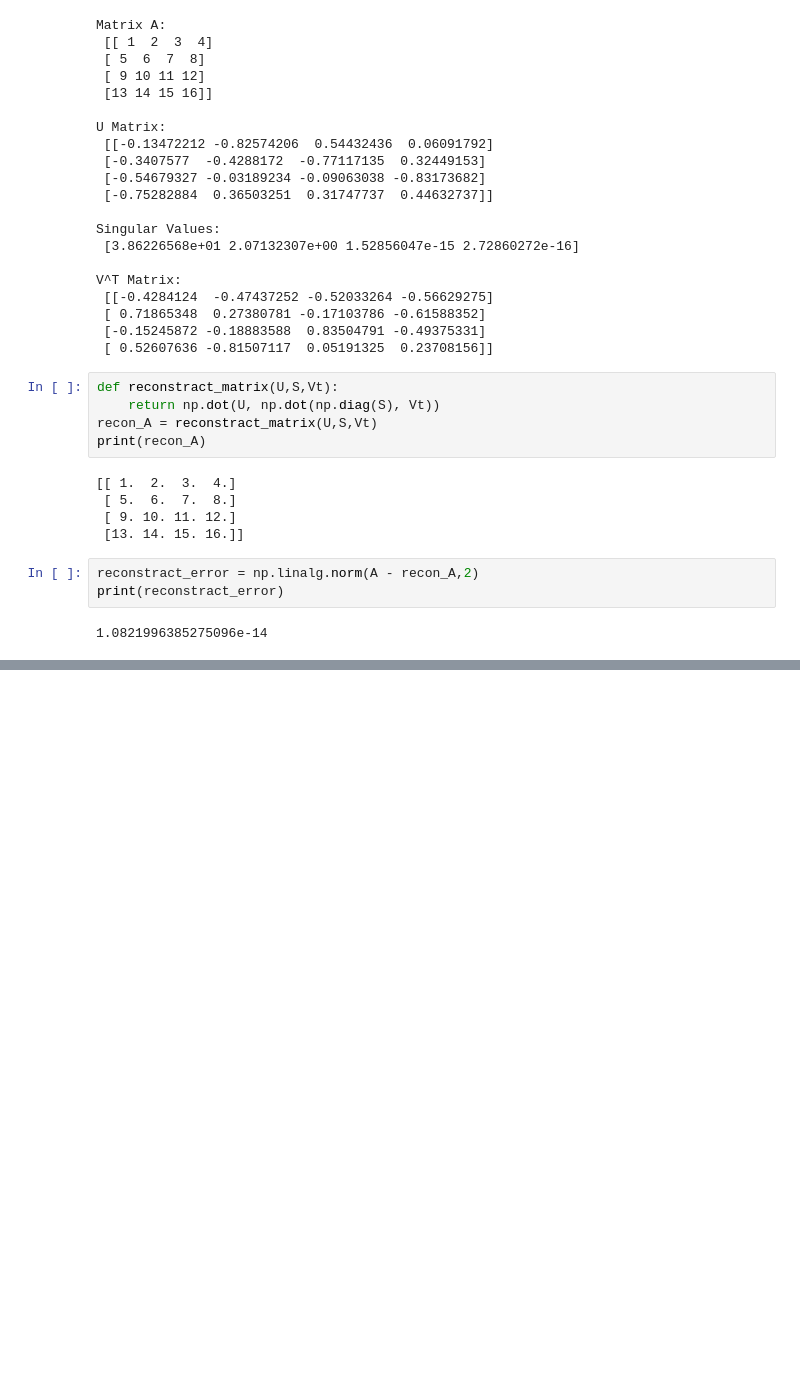
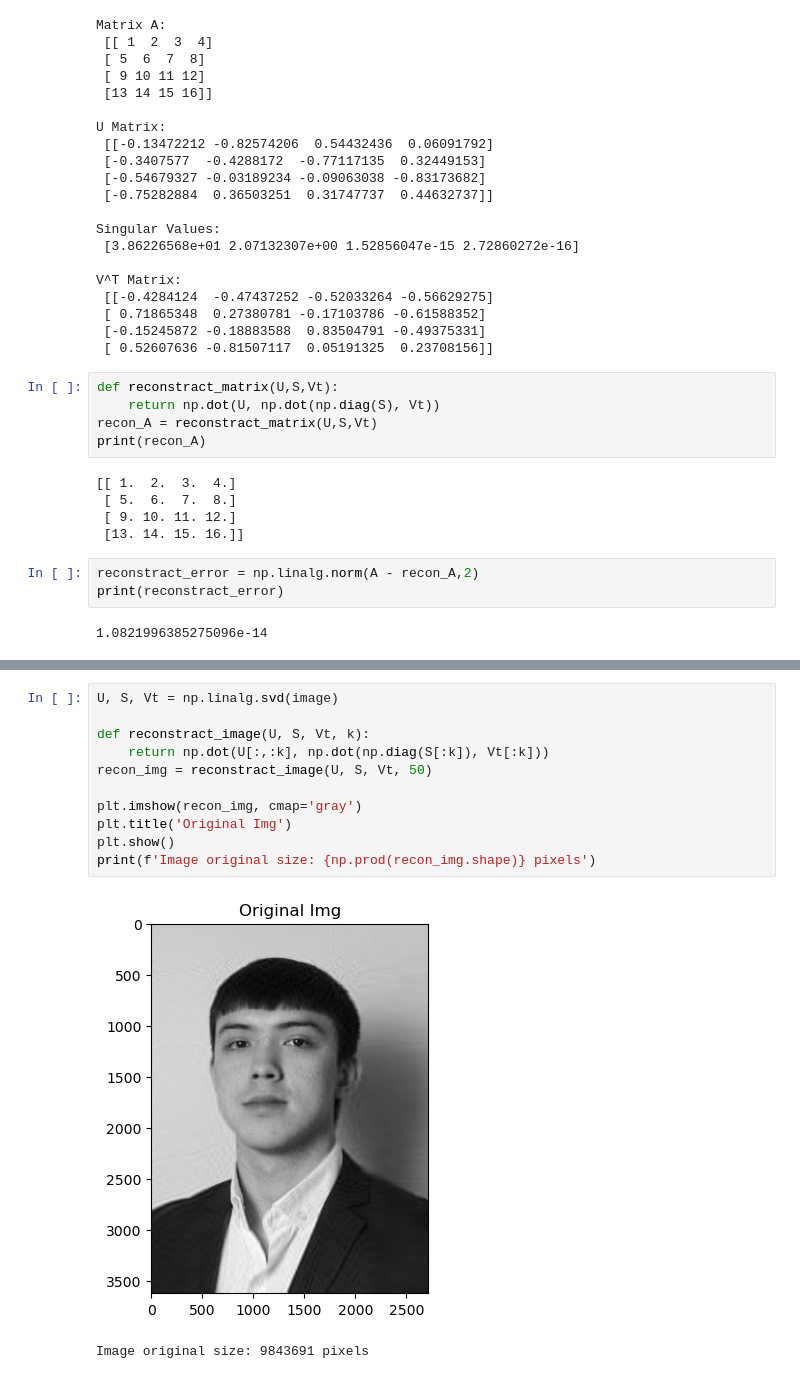
Before and after one commit to dadaxonEnigma/Inno-ML, a Jupyter notebook: HDDA/practise/Svd.ipynb, the cells around one changed output, grey strips where cells are left out. Saved outputs shown, nothing was run; the diff lists cells and outputs as text; blank space fills up the shorter version.

```diff
--- a/HDDA/practise/Svd.ipynb
+++ b/HDDA/practise/Svd.ipynb
@@ -51,0 +62,14 @@ from skimage import io
+# %%
+U, S, Vt = np.linalg.svd(image)
+
+def reconstract_image(U, S, Vt, k):
+    return np.dot(U[:,:k], np.dot(np.diag(S[:k]), Vt[:k]))
+recon_img = reconstract_image(U, S, Vt, 50)
+
+plt.imshow(recon_img, cmap='gray')
+plt.title('Original Img')
+plt.show()
+print(f'Image original size: {np.prod(recon_img.shape)} pixels')
+# %% [output]
+[figure, added]
+Image original size: 9843691 pixels
```
Also changed, not shown: parts of 2 cells of this notebook.
